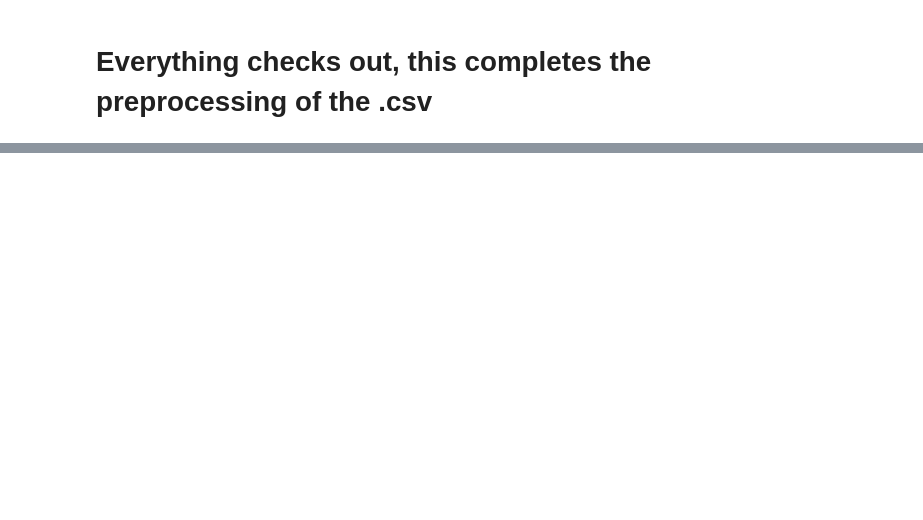
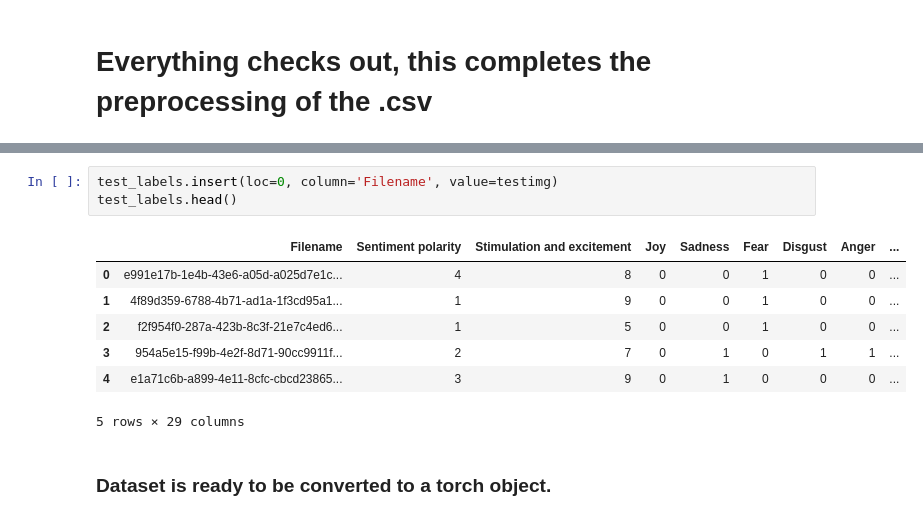
Before and after one commit to projectayre/ayre, a Jupyter notebook: sentiment-analysis/sentiment-experimentation.ipynb, the cells around one changed output, grey strips where cells are left out. Saved outputs shown, nothing was run; the diff lists cells and outputs as text; blank space fills up the shorter version.

```diff
--- a/sentiment-analysis/sentiment-experimentation.ipynb
+++ b/sentiment-analysis/sentiment-experimentation.ipynb
@@ -175,0 +195,13 @@ test_labels.describe()
+# %%
+test_labels.insert(loc=0, column='Filename', value=testimg)
+test_labels.head()
+# %% [output]
+|  | Filename | Sentiment polarity | Stimulation and excitement | Joy | Sadness | Fear | Disgust | Anger | ... |
+| 0 | e991e17b-1e4b-43e6-a05d-a025d7e1c... | 4 | 8 | 0 | 0 | 1 | 0 | 0 | ... |
+| 1 | 4f89d359-6788-4b71-ad1a-1f3cd95a1... | 1 | 9 | 0 | 0 | 1 | 0 | 0 | ... |
+| 2 | f2f954f0-287a-423b-8c3f-21e7c4ed6... | 1 | 5 | 0 | 0 | 1 | 0 | 0 | ... |
+| 3 | 954a5e15-f99b-4e2f-8d71-90cc9911f... | 2 | 7 | 0 | 1 | 0 | 1 | 1 | ... |
+| 4 | e1a71c6b-a899-4e11-8cfc-cbcd23865... | 3 | 9 | 0 | 1 | 0 | 0 | 0 | ... |
+5 rows × 29 columns
+# %% [markdown]
+### Dataset is ready to be converted to a torch object.
```
Also changed, not shown: parts of 10 cells of this notebook.
